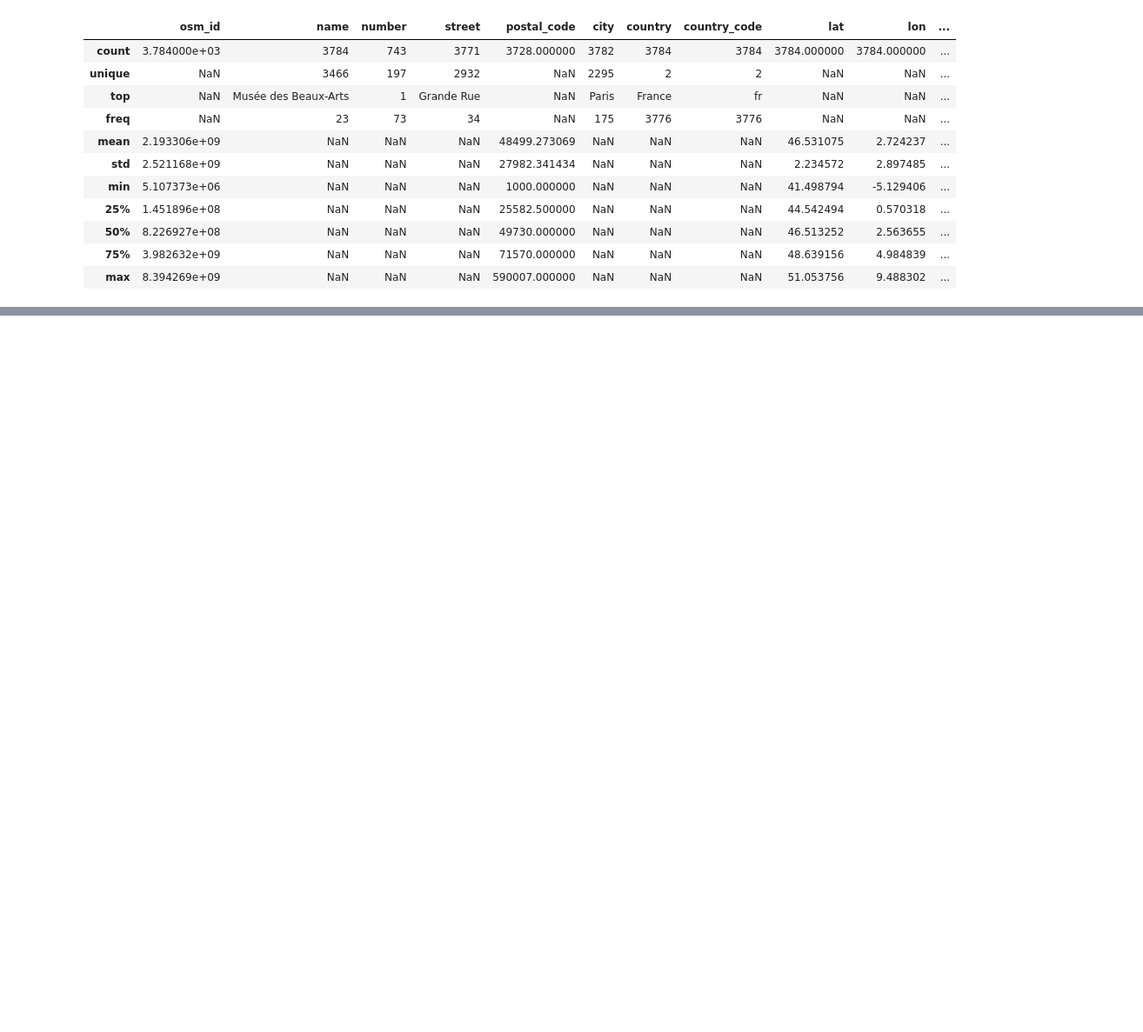
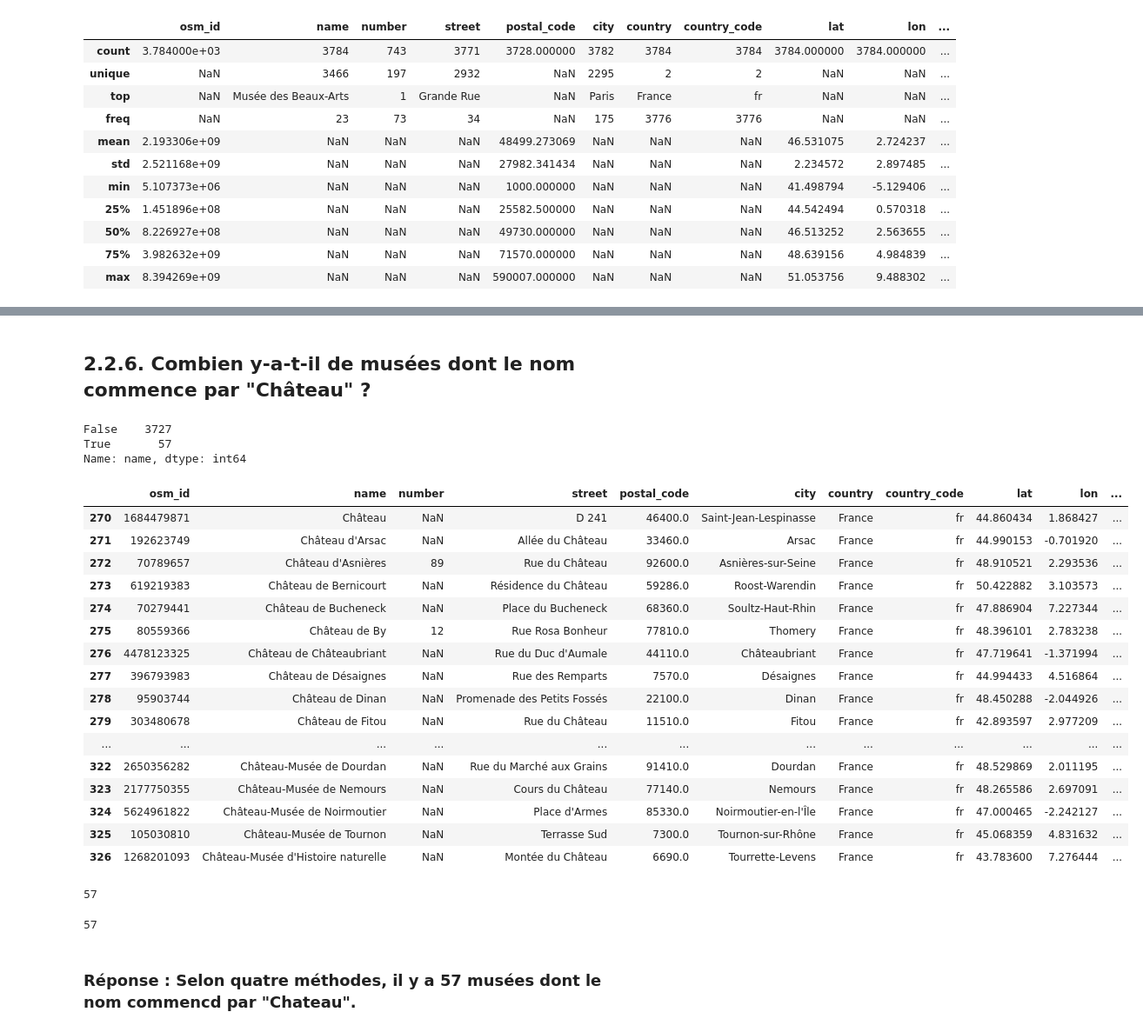
Before and after one commit to JulienSisi/S04_Python_19.10.21-, a Jupyter notebook: 1.Tour_de_France_des_musees/FranceMuseumsAnalysis.ipynb, the cells around one changed output, grey strips where cells are left out. Shown: that part at 87% size. Cells and saved outputs as stored; diff of their text form; code cells hidden in the pictures; blank space fills up the shorter version.

```diff
--- a/1.Tour_de_France_des_musees/FranceMuseumsAnalysis.ipynb
+++ b/1.Tour_de_France_des_musees/FranceMuseumsAnalysis.ipynb
@@ -73,0 +154,38 @@ museums.describe(include="all")
+# %% [markdown]
+## 2.2.6. Combien y-a-t-il de musées dont le nom commence par "Château" ?
+# %%
+museums['name'].str.startswith('Château').value_counts()
+# %% [output]
+False    3727
+True       57
+Name: name, dtype: int64
+# %%
+museums[museums['name'].str.startswith('Château')]
+# %% [output]
+|  | osm_id | name | number | street | postal_code | city | country | country_code | lat | lon | ... |
+| 270 | 1684479871 | Château | NaN | D 241 | 46400.0 | Saint-Jean-Lespinasse | France | fr | 44.860434 | 1.868427 | ... |
+| 271 | 192623749 | Château d'Arsac | NaN | Allée du Château | 33460.0 | Arsac | France | fr | 44.990153 | -0.701920 | ... |
+| 272 | 70789657 | Château d'Asnières | 89 | Rue du Château | 92600.0 | Asnières-sur-Seine | France | fr | 48.910521 | 2.293536 | ... |
+| 273 | 619219383 | Château de Bernicourt | NaN | Résidence du Château | 59286.0 | Roost-Warendin | France | fr | 50.422882 | 3.103573 | ... |
+| 274 | 70279441 | Château de Bucheneck | NaN | Place du Bucheneck | 68360.0 | Soultz-Haut-Rhin | France | fr | 47.886904 | 7.227344 | ... |
+| 275 | 80559366 | Château de By | 12 | Rue Rosa Bonheur | 77810.0 | Thomery | France | fr | 48.396101 | 2.783238 | ... |
+| 276 | 4478123325 | Château de Châteaubriant | NaN | Rue du Duc d'Aumale | 44110.0 | Châteaubriant | France | fr | 47.719641 | -1.371994 | ... |
+| 277 | 396793983 | Château de Désaignes | NaN | Rue des Remparts | 7570.0 | Désaignes | France | fr | 44.994433 | 4.516864 | ... |
+| 278 | 95903744 | Château de Dinan | NaN | Promenade des Petits Fossés | 22100.0 | Dinan | France | fr | 48.450288 | -2.044926 | ... |
+| 279 | 303480678 | Château de Fitou | NaN | Rue du Château | 11510.0 | Fitou | France | fr | 42.893597 | 2.977209 | ... |
+| ... | ... | ... | ... | ... | ... | ... | ... | ... | ... | ... | ... |
+| 322 | 2650356282 | Château-Musée de Dourdan | NaN | Rue du Marché aux Grains | 91410.0 | Dourdan | France | fr | 48.529869 | 2.011195 | ... |
+| 323 | 2177750355 | Château-Musée de Nemours | NaN | Cours du Château | 77140.0 | Nemours | France | fr | 48.265586 | 2.697091 | ... |
+| 324 | 5624961822 | Château-Musée de Noirmoutier | NaN | Place d'Armes | 85330.0 | Noirmoutier-en-l'Île | France | fr | 47.000465 | -2.242127 | ... |
+| 325 | 105030810 | Château-Musée de Tournon | NaN | Terrasse Sud | 7300.0 | Tournon-sur-Rhône | France | fr | 45.068359 | 4.831632 | ... |
+| 326 | 1268201093 | Château-Musée d'Histoire naturelle | NaN | Montée du Château | 6690.0 | Tourrette-Levens | France | fr | 43.783600 | 7.276444 | ... |
+# %%
+len(museums[museums['name'].str.startswith('Château')])
+# %% [output]
+57
+# %%
+len(museums.loc[museums['name'].str.startswith('Château')])
+# %% [output]
+57
+# %% [markdown]
+### Réponse : Selon quatre méthodes, il y a 57 musées dont le nom commencd par "Chateau".
```
Also changed, not shown: parts of 60 cells of this notebook, 1 other file.
